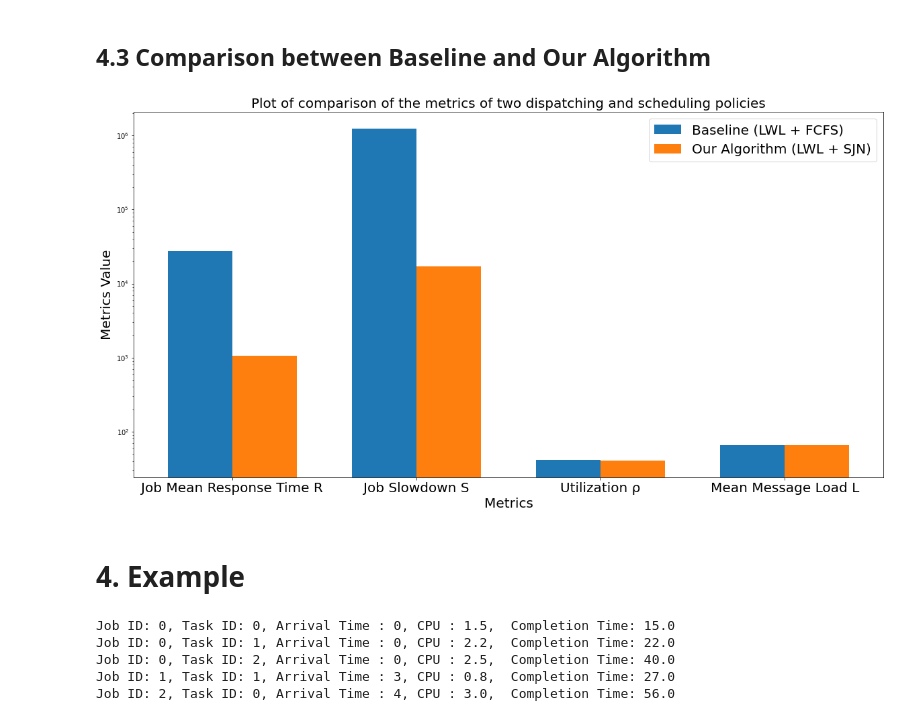
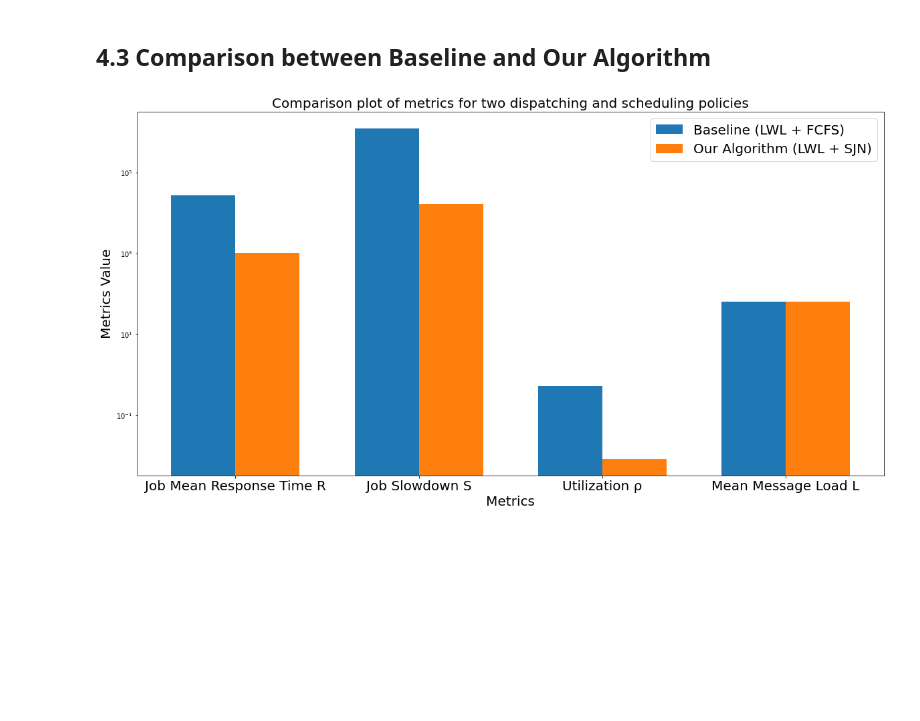
Before and after one commit to maryyyyna/Networking-for-Big-Data-and-Laboratory, a Jupyter notebook: CH2_DataCenter.ipynb, the cells around one changed output. Drawn from its saved outputs; the diff is of its cells as text; code cells hidden in the pictures; blank space fills up the shorter version.

```diff
--- a/CH2_DataCenter.ipynb
+++ b/CH2_DataCenter.ipynb
@@ -208,6 +210,7 @@ def calculate_completion_time_baseline(tasks, num_servers):
     task_completion_times = {}
     service_times = {}
     message_loads = 0
+    total_observation_time = 0
 
     for n in range(len(tasks)):
         # LWL Dispatching
@@ -227,9 +230,9 @@ def calculate_completion_time_baseline(tasks, num_servers):
 
         # Save Utilization for each server
         if server_id in utilization:
-            utilization[server_id].append(tasks[n].service_time)
+            utilization[server_id] += tasks[n].service_time
         else:
-            utilization[server_id] = [tasks[n].service_time]
+            utilization[server_id] = tasks[n].service_time
 
         # FCFS Scheduling
         # Calculate completion time for each task
@@ -239,6 +242,7 @@ def calculate_completion_time_baseline(tasks, num_servers):
             inter_arrival_time = 0
 
         unfinished_work[server_id] = max(0, unfinished_work[server_id] - inter_arrival_time) + tasks[n].service_time
+        total_observation_time += inter_arrival_time
 
         for i, server_tasks in enumerate(servers):
             if i != server_id:
@@ -254,7 +258,11 @@ def calculate_completion_time_baseline(tasks, num_servers):
 
     # Compute average message load
     mean_message_load = message_loads / len(tasks)
-    return task_completion_times, service_times, utilization, mean_message_load
+
+    # Calculate utilization coefficient for each server
+    utilization_coefficients = {server_id: service_time / total_observation_time for server_id, service_time in utilization.items()}
+
+    return task_completion_times, service_times, utilization_coefficients, mean_message_load
 
 #######
 
@@ -266,6 +274,7 @@ def calculate_completion_time_our_algorithm(tasks, num_servers):
     service_times = {}
     message_loads = 0
     utilization = {}
+    total_observation_time = 0
 
     # Use a priority queue to order tasks by shortest job next (SJN scheduling)
     task_queue = []
@@ -293,9 +302,9 @@ def calculate_completion_time_our_algorithm(tasks, num_servers):
 
         # Compute Utilization
         if server_id in utilization:
-            utilization[server_id].append(task.service_time)
+            utilization[server_id] += task.service_time
         else:
-            utilization[server_id] = [task.service_time]
+            utilization[server_id] = task.service_time
 
         # Calculate completion time for the task
         if len(servers[server_id]) > 1:
@@ -304,6 +313,7 @@ def calculate_completion_time_our_algorithm(tasks, num_servers):
             inter_arrival_time = 0
 
         unfinished_work[server_id] = max(0, unfinished_work[server_id] - inter_arrival_time) + task.service_time
+        total_observation_time += inter_arrival_time
 
         for i, server_tasks in enumerate(servers):
             if i != server_id:
@@ -320,7 +330,10 @@ def calculate_completion_time_our_algorithm(tasks, num_servers):
     # Compute average message load
     mean_message_load = message_loads / len(tasks)
 
-    return task_completion_times, service_times, utilization, mean_message_load
+    # Calculate utilization coefficient for each server
+    utilization_coefficients = {server_id: service_time / total_observation_time for server_id, service_time in utilization.items()}
+
+    return task_completion_times, service_times, utilization_coefficients, mean_message_load
 # %%
 # Read the dataset and create Task objects
 tasks = []
@@ -338,10 +351,10 @@ for index, row in tasks_dataframe.iterrows():
 N = 64
 
 # Simulate baseline (LWL dispatching and FCFS scheduling)
-completion_times_baseline, service_times_baseline, utilization_baseline, mean_message_load_baseline = calculate_completion_time_baseline(tasks, N)
+completion_times_baseline, service_times_baseline, utilization_coefficients_baseline, mean_message_load_baseline = calculate_completion_time_baseline(tasks, N)
 # %%
 # Simulate our algorithm (LWL dispatching and SJN scheduling)
-completion_times_our_algorithm, service_times_our_algorithm, utilization_our_algorithm, mean_message_load_our_algorithm = calculate_completion_time_our_algorithm(tasks, N)
+completion_times_our_algorithm, service_times_our_algorithm, utilization_coefficients_our_algorithm, mean_message_load_our_algorithm = calculate_completion_time_our_algorithm(tasks, N)
 # %% [markdown]
 # 3. Metrics
 # %% [markdown]
@@ -425,17 +438,10 @@ Job Slowdown S of our algorithm:  4:43:49.013496
 Fraction of time that the server k is busy serving tasks. The overall mean utilization coefficient is ρ = (ρ1 + · · · + ρN)/N.
 # %%
 # Utilization coefficient of baseline
-for server in utilization_baseline:
-    utilization_baseline[server] = np.mean(utilization_baseline[server])
-
-mean_utilization_baseline = sum(utilization_baseline.values()) / len(utilization_baseline.keys())
-print("Mean Utilization of the baseline:", mean_utilization_baseline)
+mean_utilization_baseline = np.mean(list(utilization_coefficients_baseline.values()))
+print("Mean utilization of baseline:", mean_utilization_baseline)
 
 # Utilization coefficient of our algorithm
-
-for server in utilization_our_algorithm.keys():
-    utilization_our_algorithm[server] = np.mean(utilization_our_algorithm[server])
-
-mean_utilization_our_algorithm= sum(utilization_our_algorithm.values()) / len(utilization_our_algorithm.keys())
-print("Mean Utilization of our algorithm:", mean_utilization_our_algorithm)
+mean_utilization_our_algorithm =  np.mean(list(utilization_coefficients_our_algorithm.values()))
+print("Mean utilization of our algorithm:", mean_utilization_our_algorithm)
 # %% [output]
@@ -553,48 +553,24 @@ plt.show()
 # %%
 baseline = [job_mean_response_time_baseline, job_slowdown_S_baseline, mean_utilization_baseline, mean_message_load_baseline]
 our_algorithm = [job_mean_response_time_our_algorithm, job_slowdown_S_our_algorithm, mean_utilization_our_algorithm, mean_message_load_our_algorithm]
 
 index = np.arange(4)
 bar_width = 0.35
 
 fig, ax = plt.subplots(figsize=(20, 10))
 baseline = ax.bar(index, baseline, bar_width,
                 label="Baseline (LWL + FCFS)")
 
 our_algorithm = ax.bar(index+bar_width, our_algorithm,
                  bar_width, label="Our Algorithm (LWL + SJN)")
 
 ax.set_xlabel('Metrics', fontsize = 20)
 ax.set_ylabel('Metrics Value', fontsize = 20)
-ax.set_title('Plot of comparison of the metrics of two dispatching and scheduling policies', fontsize = 20)
+ax.set_title('Comparison plot of metrics for two dispatching and scheduling policies', fontsize = 20)
 ax.set_xticks(index + bar_width / 2)
 ax.set_xticklabels(['Job Mean Response Time R', 'Job Slowdown S', 'Utilization ρ', 'Mean Message Load L'], fontsize = 20)
 ax.legend(fontsize = 20)
 plt.yscale('log')
 plt.show()
 # %% [output]
-[figure, old version]
+[figure, new version]
-# %% [markdown]
-# 4. Example
-# %%
-######ESEMPIO######
-tasks_2 = [Task(0, 0, 0, 1.5, 0.3),
-         Task(0, 1, 0, 2.2, 0.5),
-         Task(0, 2, 0, 2.5, 0.5),
-         Task(1, 1, 3, 0.8, 0.7),
-         Task(2, 0, 4, 3.0, 0.9)]
-
-
-µ = 0.1
-N = 2
-completion_times, service_times, utilization, mean_message_load = calculate_completion_time_baseline(tasks_2, N)
-
-# Print completion time for each task
-for (job_id, task_id, arrival_time, cpu_usage), completion_time in completion_times.items():
-    print(f"Job ID: {job_id}, Task ID: {task_id}, Arrival Time : {arrival_time}, CPU : {cpu_usage},  Completion Time: {completion_time}")
-# %% [output]
-Job ID: 0, Task ID: 0, Arrival Time : 0, CPU : 1.5,  Completion Time: 15.0
-Job ID: 0, Task ID: 1, Arrival Time : 0, CPU : 2.2,  Completion Time: 22.0
-Job ID: 0, Task ID: 2, Arrival Time : 0, CPU : 2.5,  Completion Time: 40.0
-Job ID: 1, Task ID: 1, Arrival Time : 3, CPU : 0.8,  Completion Time: 27.0
-Job ID: 2, Task ID: 0, Arrival Time : 4, CPU : 3.0,  Completion Time: 56.0
```
Also changed, not shown: parts of 7 cells of this notebook.
